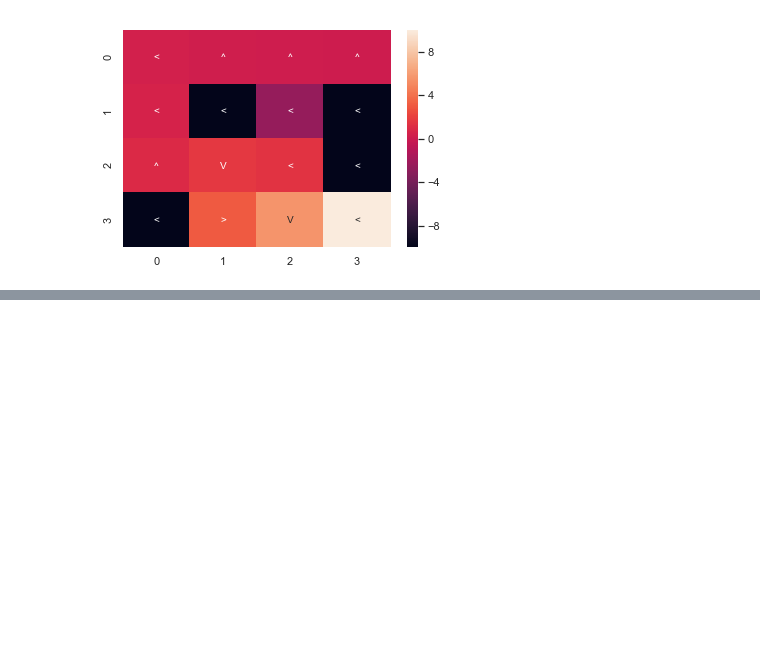
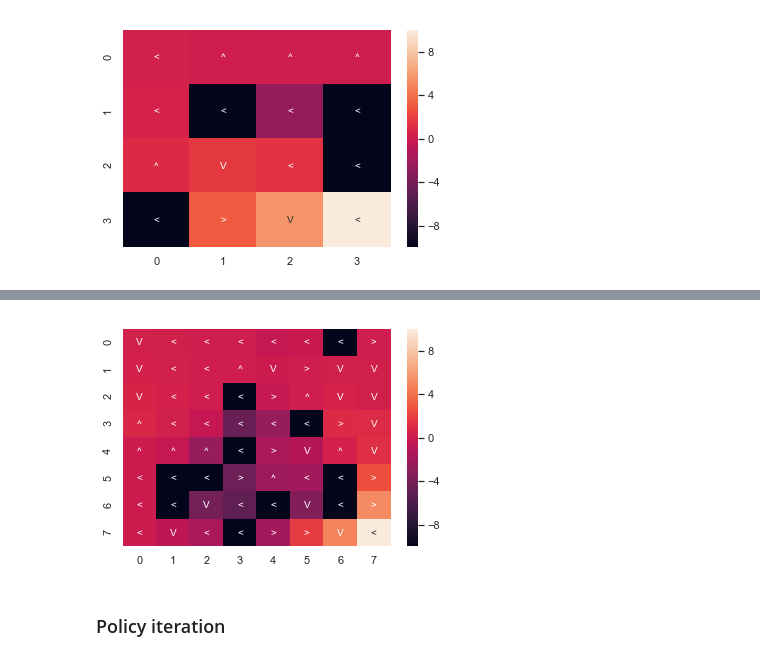
Before and after one commit to habbes/ml-mdp-rl-experiments-omscs, a Jupyter notebook: mdp.ipynb, the cells around one changed output, grey strips where cells are left out. Cells and saved outputs as stored; diff of their text form; code cells hidden in the pictures; blank space fills up the shorter version.

Commit message:
Modify large MDP

```diff
--- a/mdp.ipynb
+++ b/mdp.ipynb
@@ -79,0 +95,3 @@ sns.heatmap(np.array(sm_vi.V).reshape((4, 4)), annot=pol, fmt='s')
+# %%
+lg_env = gym.make('LargeLakeTough-v0')
+lg_T, lg_R = lib.get_mdptbx_env_from_gym_env(lg_env)
@@ -79,0 +111,4 @@ sns.heatmap(np.array(sm_vi.V).reshape((4, 4)), annot=pol, fmt='s')
+# %%
+lg_vi = ValueIteration(lg_T, lg_R, 0.9)
+# %%
+lg_vi.run()
@@ -79,0 +139,6 @@ sns.heatmap(np.array(sm_vi.V).reshape((4, 4)), annot=pol, fmt='s')
+# %%
+lib.plot_policy(lg_vi.policy, lg_vi.V)
+# %% [output]
+[figure, added]
+# %% [markdown]
+### Policy iteration
```
Also changed, not shown: parts of 27 cells of this notebook, 3 other files.
